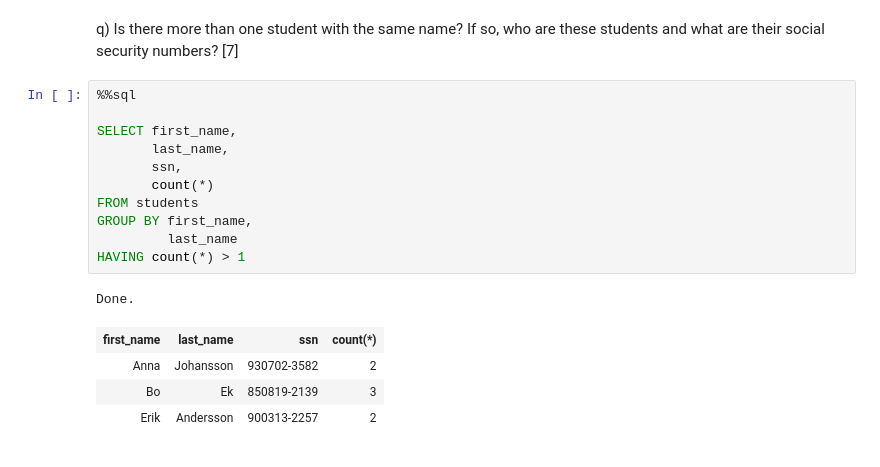
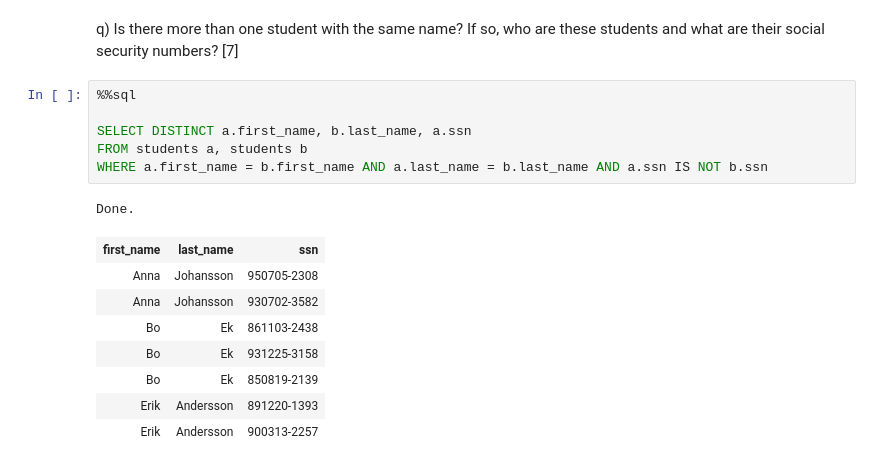
Before and after one commit to AlexanderEkdahl/EDA216, a Jupyter notebook: lab1/lab1.ipynb, the cells around one changed output. Cells and saved outputs as stored; diff of their text form.

Commit message:
Everything done

```diff
--- a/lab1/lab1.ipynb
+++ b/lab1/lab1.ipynb
@@ -499,20 +500,19 @@ Done.
 # %% [markdown]
 q) Is there more than one student with the same name? If so, who are
    these students and what are their social security numbers? [7]
-# %%
-%%sql
-
-SELECT first_name,
-       last_name,
-       ssn,
-       count(*)
-FROM students
-GROUP BY first_name,
-         last_name
-HAVING count(*) > 1
-# %% [output]
-Done.
-| first_name | last_name | ssn | count(*) |
-| Anna | Johansson | 930702-3582 | 2 |
-| Bo | Ek | 850819-2139 | 3 |
-| Erik | Andersson | 900313-2257 | 2 |
+# %%
+%%sql
+
+SELECT DISTINCT a.first_name, b.last_name, a.ssn
+FROM students a, students b
+WHERE a.first_name = b.first_name AND a.last_name = b.last_name AND a.ssn IS NOT b.ssn
+# %% [output]
+Done.
+| first_name | last_name | ssn |
+| Anna | Johansson | 950705-2308 |
+| Anna | Johansson | 930702-3582 |
+| Bo | Ek | 861103-2438 |
+| Bo | Ek | 931225-3158 |
+| Bo | Ek | 850819-2139 |
+| Erik | Andersson | 891220-1393 |
+| Erik | Andersson | 900313-2257 |
```
Also changed, not shown: parts of 2 cells of this notebook, 13 other files.
